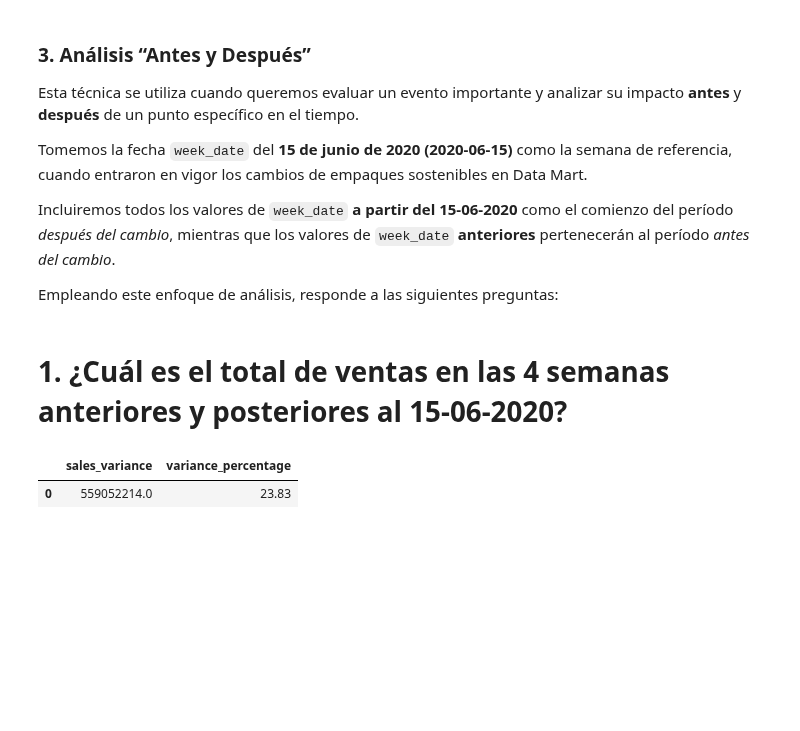
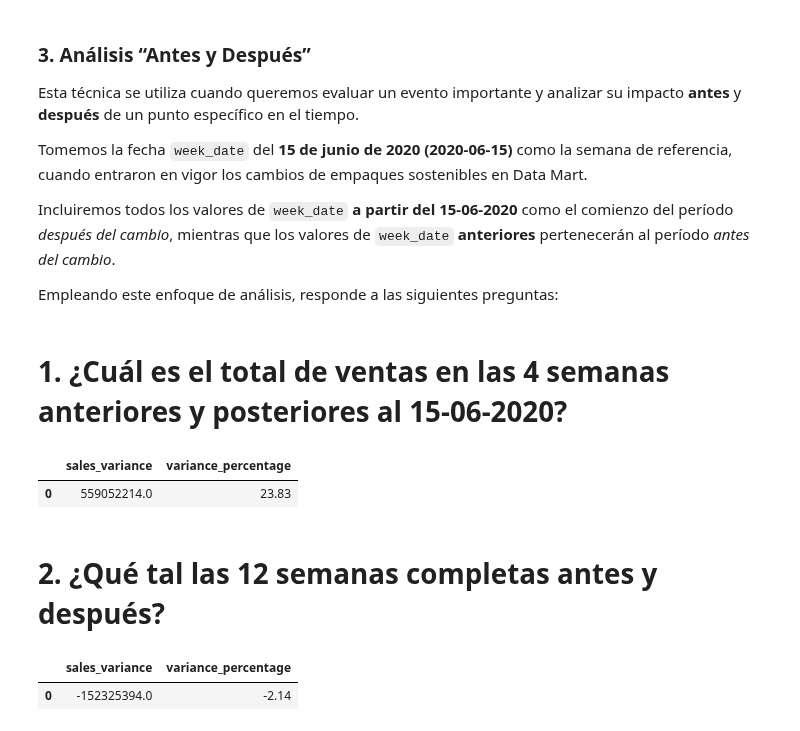
Before and after one commit to LLAES07/SQL_DESAFIO, a Jupyter notebook: Caso_5/Caso_5.ipynb, the cells around one changed output. Saved outputs shown, nothing was run; the diff lists cells and outputs as text; code cells hidden in the pictures; blank space fills up the shorter version.

```diff
--- a/Caso_5/Caso_5.ipynb
+++ b/Caso_5/Caso_5.ipynb
@@ -705,3 +705,54 @@ pd.read_sql_query(query, connection)
 # %% [output]
 |  | sales_variance | variance_percentage |
 | 0 | 559052214.0 | 23.83 |
+# %% [markdown]
+# **2. ¿Qué tal  las 12 semanas completas antes y después?**
+# %%
+query = '''
+
+WITH params AS (
+  SELECT
+    DATE '2020-06-15'         AS semana_base,
+    12                        AS w                    -- nº de semanas antes/después
+),
+
+
+ventas_semanales AS (
+  SELECT
+    cw.week_date,
+    SUM(cw.sales) AS total_sales
+  FROM clean_weekly_sales  cw
+  JOIN params p
+    ON cw.week_date BETWEEN DATE_SUB(p.semana_base, INTERVAL p.w WEEK)
+                        AND DATE_ADD(p.semana_base, INTERVAL p.w WEEK)
+  GROUP BY cw.week_date
+),
+
+
+cambios_semanales AS (
+  SELECT
+    SUM(CASE WHEN week_date <  (SELECT semana_base FROM params)
+             THEN total_sales END)                     AS before_week,
+
+    SUM(CASE WHEN week_date >= (SELECT semana_base FROM params)
+             THEN total_sales END)                     AS afer_week
+  FROM ventas_semanales
+)
+
+SELECT
+  afer_week - before_week                   AS sales_variance,
+  ROUND(
+       100 * (afer_week - before_week)
+           / NULLIF(before_week, 0)
+  , 2)                                                             AS variance_percentage
+FROM cambios_semanales;
+
+
+
+'''
+
+
+pd.read_sql_query(query, connection)
+# %% [output]
+|  | sales_variance | variance_percentage |
+| 0 | -152325394.0 | -2.14 |
```
Also changed, not shown: parts of 1 cell of this notebook.
